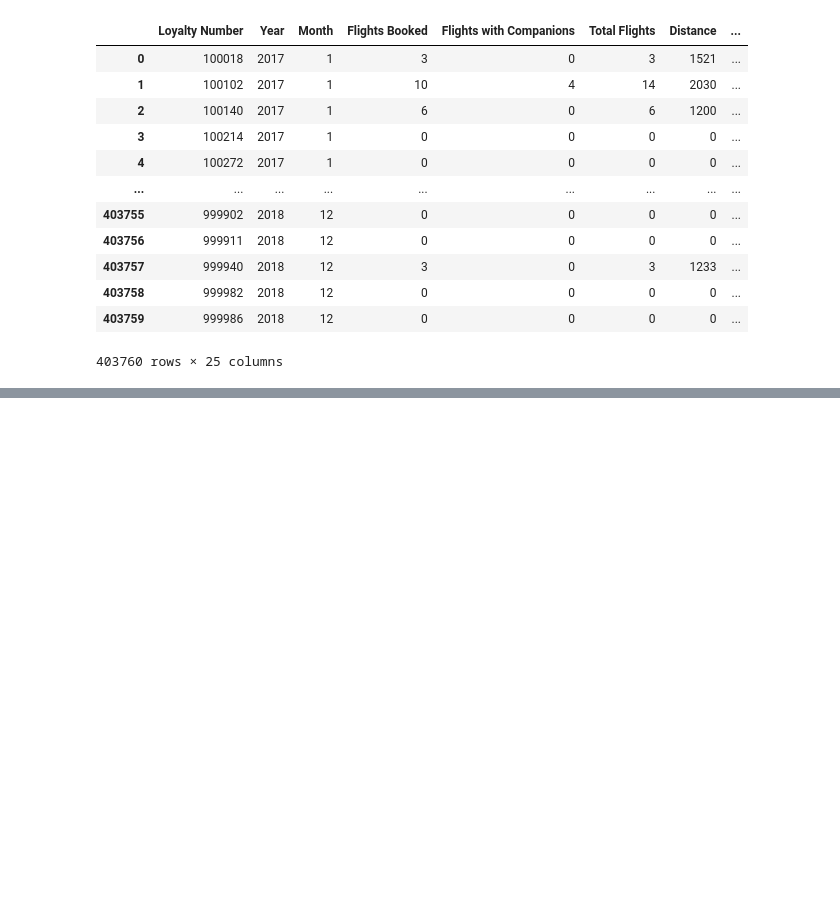
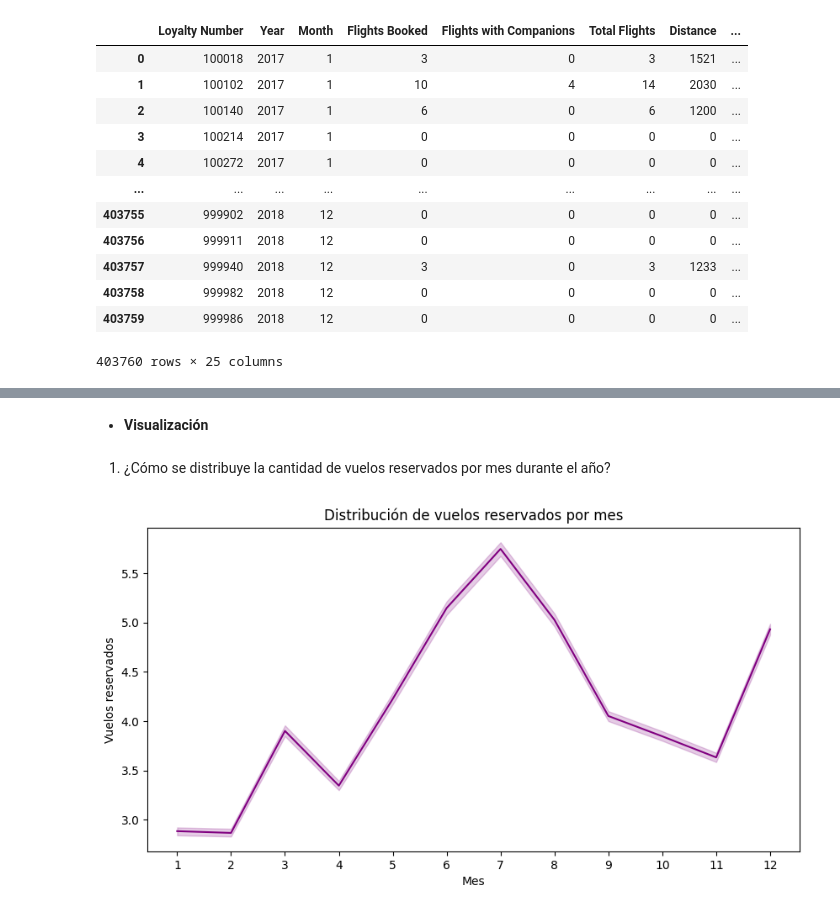
Before and after one commit to Adalab/bda-modulo-3-evaluacion-final-PaolaNSDP, a Jupyter notebook: evaluacion_modulo_3.ipynb, the cells around one changed output, grey strips where cells are left out. Saved outputs shown, nothing was run; the diff lists cells and outputs as text; code cells hidden in the pictures; blank space fills up the shorter version.

Commit message:
Visualizaciones de datos

```diff
--- a/evaluacion_modulo_3.ipynb
+++ b/evaluacion_modulo_3.ipynb
@@ -212,0 +258,4 @@ df.to_csv('./files/df_limpio.csv', index=False)
+# %%
+# Cambio del tipo de dato de las columnas 'Cancellation Year' y 'Cancellation Month' a int
+df['Cancellation Year'] = df['Cancellation Year'].astype(int)
+df['Cancellation Month'] = df['Cancellation Month'].astype(int)
@@ -212,0 +307,14 @@ df.to_csv('./files/df_limpio.csv', index=False)
+# %% [markdown]
+- **Visualización**
+# %% [markdown]
+1.  ¿Cómo se distribuye la cantidad de vuelos reservados por mes durante el año?
+# %%
+# Realización de un lineplot para ver la distribución de los vuelos por mes
+plt.figure(figsize=(10, 5))
+sns.lineplot(x="Month", y="Flights Booked", data=df, color="purple")
+plt.xticks(range(1, 13))  # Para que se muestren todos lo meses en el eje x, numerados del 1-12
+plt.xlabel("Mes")
+plt.ylabel("Vuelos reservados")
+plt.title("Distribución de vuelos reservados por mes");
+# %% [output]
+[figure, added]
```
Also changed, not shown: parts of 18 cells of this notebook, 1 other file.
